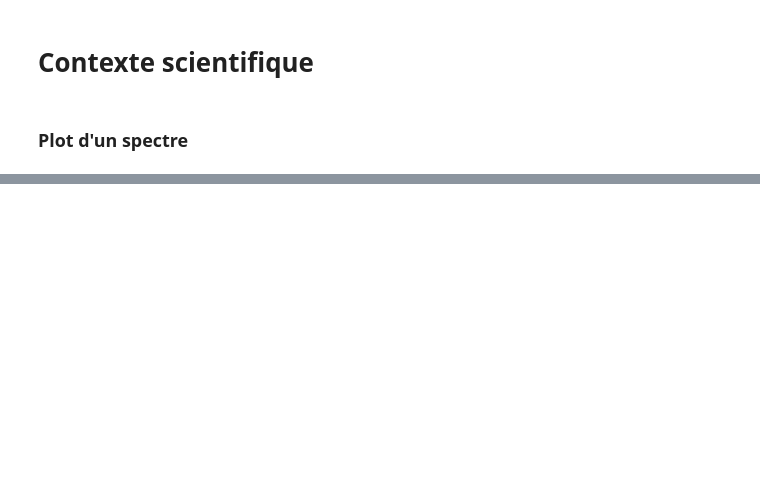
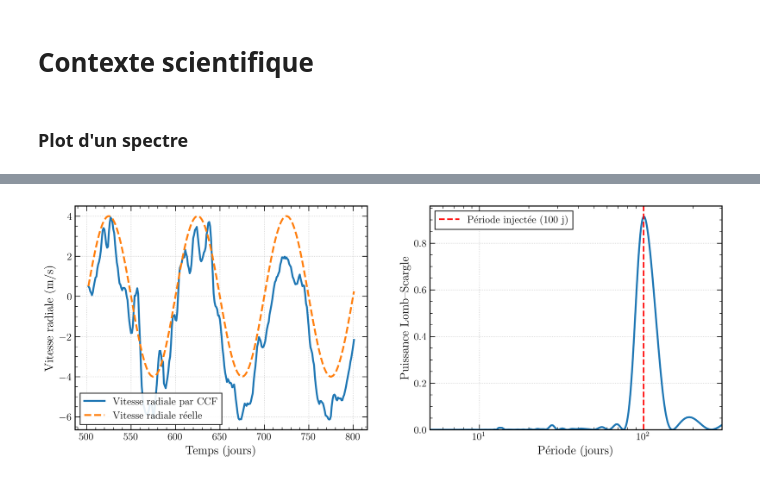
Before and after one commit to theollop/exoplanets_llopis_mary_2025, a Jupyter notebook: notebooks/plots_rapport.ipynb, the cells around one changed output, grey strips where cells are left out. Saved outputs shown, nothing was run; the diff lists cells and outputs as text; code cells hidden in the pictures; blank space fills up the shorter version.

```diff
--- a/notebooks/plots_rapport.ipynb
+++ b/notebooks/plots_rapport.ipynb
@@ -156,0 +260,99 @@ plt.show()
+# %%
+res = get_full_ccf_analysis(
+    spectra=dset_soap_ccf_activity_planet["spectra"],
+    wavegrid=dset_soap_ccf_activity_planet["wavegrid"],
+    v_grid=np.arange(-20000, 20000, 250),
+    window_size_velocity=820,
+)
+# %%
+# =========================
+# PLOT CONDENSÉ (2 PANNEAUX)
+# =========================
+import numpy as np
+import matplotlib.pyplot as plt
+from astropy.timeseries import LombScargle
+
+# ---- style local ----
+plot_style = {
+    "font.size": 13,
+    "axes.titlesize": 14,
+    "axes.labelsize": 14,
+    "xtick.labelsize": 12,
+    "ytick.labelsize": 12,
+    "legend.fontsize": 12,
+    "text.usetex": True,
+    "font.family": "serif",
+    "axes.linewidth": 1.2,
+    "xtick.direction": "in",
+    "ytick.direction": "in",
+    "xtick.top": True,
+    "ytick.right": True,
+    "xtick.minor.visible": True,
+    "ytick.minor.visible": True,
+    "xtick.major.size": 6,
+    "ytick.major.size": 6,
+    "xtick.minor.size": 3,
+    "ytick.minor.size": 3,
+    "legend.frameon": True,
+    "legend.facecolor": "white",
+    "legend.edgecolor": "black",
+    "legend.framealpha": 0.9,
+    "legend.fancybox": False,
+    "figure.dpi": 300,
+    "savefig.bbox": "tight",
+    "savefig.dpi": 300,
+    "savefig.format": "pdf",
+    "axes.grid": False,
+}
+
+# --------- Données ---------
+time = dset_soap_ccf_activity_planet["time_values"]
+rv_ccf = res["rv"]
+rv_true = dset_soap_ccf_activity_planet["v_true"]
+rv_ccf_centered = rv_ccf - np.mean(rv_ccf)
+
+# --------- Lomb–Scargle ---------
+min_period, max_period = 2, 500
+frequency = np.linspace(1 / max_period, 1 / min_period, 6000)
+ls = LombScargle(time, rv_ccf_centered)
+power = ls.power(frequency)
+periods = 1 / frequency
+
+# =========================
+# Figure combinée
+# =========================
+with plt.rc_context(plot_style):
+    fig, axes = plt.subplots(1, 2, figsize=(11.5, 4.5))
+
+    # --- (a) Série temporelle RV ---
+    ax = axes[0]
+    ax.plot(
+        time, rv_ccf - rv_ccf[0] + rv_true[0], label="Vitesse radiale par CCF", lw=2.2
+    )
+    ax.plot(time, rv_true, "--", label="Vitesse radiale réelle", lw=2.2)
+    ax.set_xlabel("Temps (jours)")
+    ax.set_ylabel("Vitesse radiale (m/s)")
+    ax.legend(loc="best")
+    ax.grid(True, ls=":", alpha=0.6)
+
+    # --- (b) Périodogramme LS ---
+    ax = axes[1]
+    ax.plot(periods, power, lw=2.2)
+    ax.axvline(100, color="r", ls="--", lw=1.8, label="Période injectée (100 j)")
+    ax.set_xscale("log")
+    ax.set_xlim(5, 300)
+    ax.set_ylim(bottom=0)
+    ax.set_xlabel("Période (jours)")
+    ax.set_ylabel("Puissance Lomb–Scargle")
+    ax.legend(loc="upper left")
+    ax.grid(True, ls=":", alpha=0.6)
+
+    # --- Ajustement global ---
+    plt.tight_layout(w_pad=3.0)
+    plt.savefig(
+        "./plots_rapport/contexte_scientifique/rv_plus_periodogram_combined.png",
+        bbox_inches="tight",
+    )
+    plt.show()
+# %% [output]
+[figure, added]
```
Also changed, not shown: parts of 12 cells of this notebook, 3 other files.
